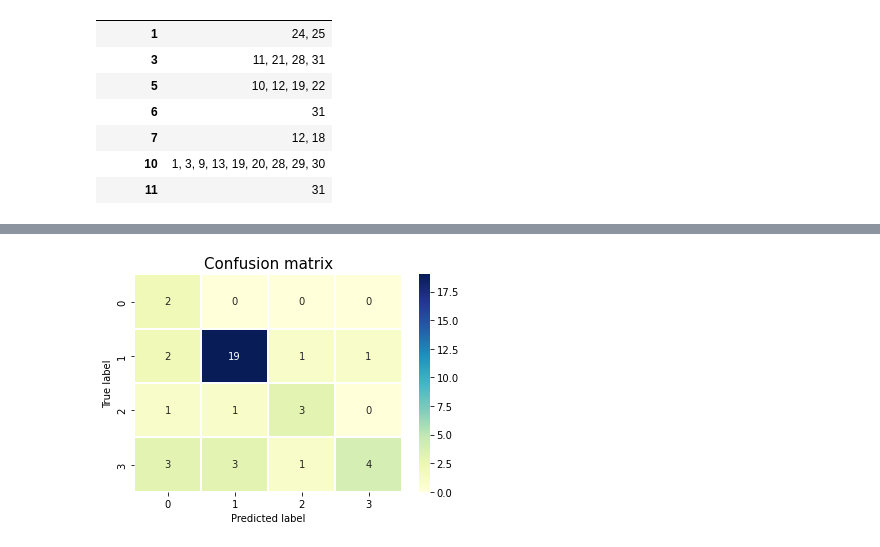
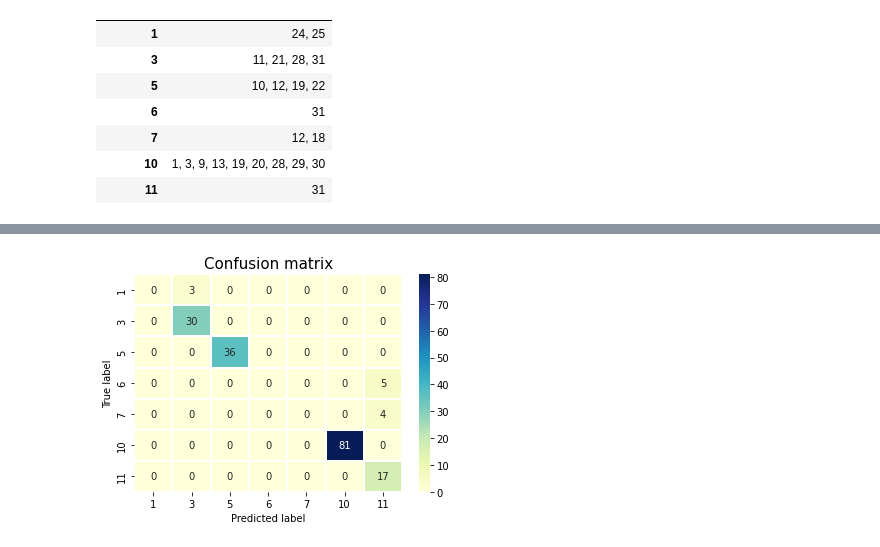
Before and after one commit to qirun-chen/getting-into-telematics, a Jupyter notebook: Driver identification prediction.ipynb, the cells around one changed output, grey strips where cells are left out. Drawn from its saved outputs; the diff is of its cells as text; code cells hidden in the pictures.

```diff
--- a/Driver identification prediction.ipynb
+++ b/Driver identification prediction.ipynb
@@ -188,6 +224,8 @@ def windowed_view(arr, window, overlap):
     return as_strided(arr, shape=new_shape, strides=new_strides)
 # %%
 def create_window_samples(df, window, overlap):
+    """ Save all the row index of the rolling windows.
+    """
 
     window_index_list = list()
     labels_list = list()
@@ -232,13 +254,16 @@ driving_df
 # %%
 def extract_signals_per_window(df, window_samples, labels, target_cols):
+    """ Since the given window samples are a list of windows with row index.
+    We now need to use the index to extract signals from the driving history data.
+    """
 
     signal_window_samples_list = list()
 
     for window, device_id in zip(window_samples, labels):
 
         # Standardize the speed and accelerometer signals
-        transformed_signals = StandardScaler().fit_transform(df.loc[window][['acc_x', 'acc_y', 'acc_z']])
-
+#         transformed_signals = StandardScaler().fit_transform(df.loc[window][['acc_x', 'acc_y', 'acc_z']])
+        transformed_signals = df.loc[window][['acc_x', 'acc_y', 'acc_z']]
         signal_window_samples_list.append(transformed_signals)
 
     return np.asarray(signal_window_samples_list)
@@ -267,7 +295,13 @@ device_to_label
 for device_id, label in device_to_label.items():
     y[y == device_id] = label
 
-X_train, X_test, y_train, y_test = train_test_split(X, y, test_size=0.2, shuffle=True, random_state=42)
+# Since the window samples are small, we should stratify on the device ids.
+# This can make sure we have both training / test samples for each device id.
+X_train, X_test, y_train, y_test = train_test_split(X, y,
+                                                    test_size=0.8,
+                                                    stratify=y,
+                                                    shuffle=True,
+                                                    random_state=42)
 
 X_train = X_train.astype('float32')
 X_test = X_test.astype('float32')
@@ -325,3 +360,3 @@ _________________________________________________________________
 # %%
-model.fit(X_train, Y_train, batch_size=4, epochs=100, validation_data=(X_test, Y_test))
+ model.fit(X_train, Y_train, batch_size=1, epochs=40, validation_data=(X_test, Y_test))
 # %% [output]
@@ -347,13 +393,14 @@ Y_pred = model.predict(X_test)
 # %%
 c_m = confusion_matrix(Y_test.argmax(axis=1), Y_pred.argmax(axis=1))
 
 fig = plt.figure()
 labels = sorted(list(set(y.reshape(-1))))
-sns.heatmap(c_m, xticklabels=labels, yticklabels=labels, annot=True,
+device_ids = [label_to_device[l] for l in labels]
+sns.heatmap(c_m, xticklabels=device_ids, yticklabels=device_ids, annot=True,
             linewidths = 0.1, fmt="d", cmap = "YlGnBu")
 plt.title("Confusion matrix", fontsize = 15)
 plt.ylabel("True label")
 plt.xlabel("Predicted label")
 confusion_matrix_plot = fig
 # %% [output]
-[figure, old version]
+[figure, new version]
```
Also changed, not shown: parts of 24 cells of this notebook.
